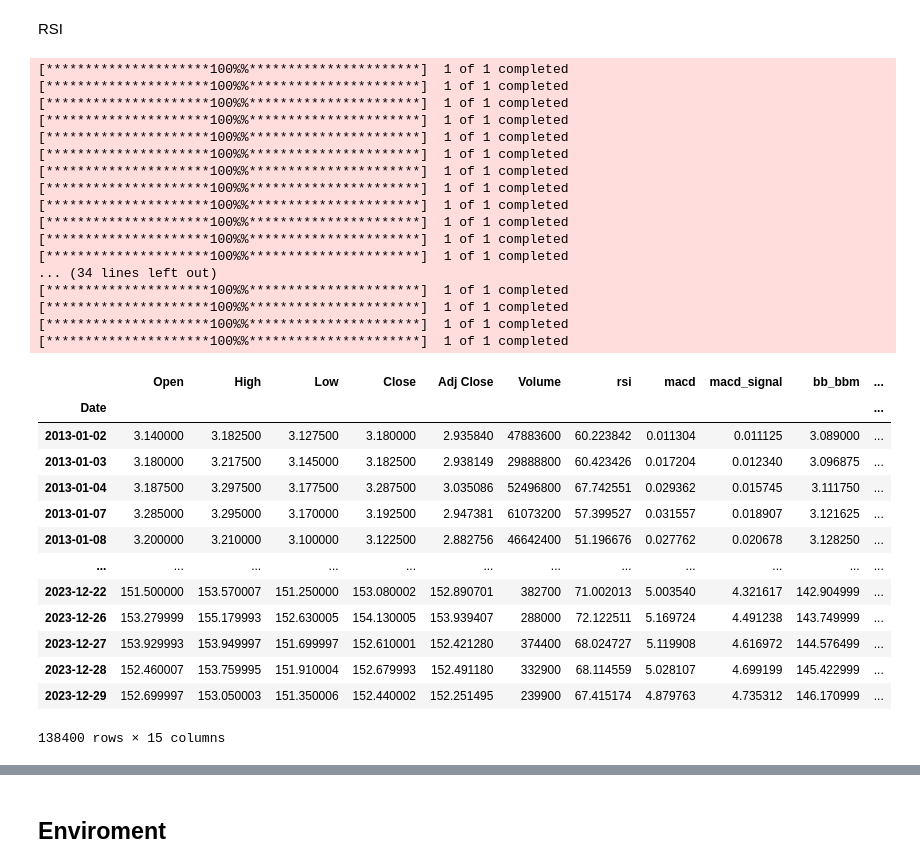
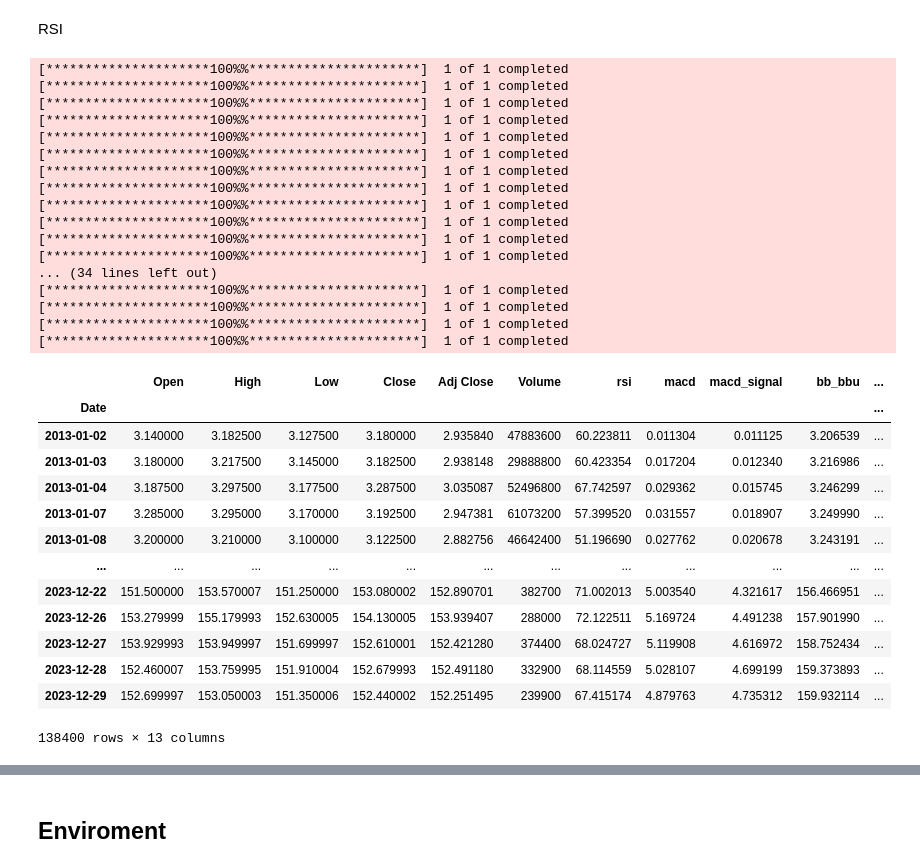
Before and after one commit to pierouc/Mem-ind, a Jupyter notebook: RL del gran pisky.ipynb, the cells around one changed output, grey strips where cells are left out. Cells and saved outputs as stored; diff of their text form; code cells hidden in the pictures.

```diff
--- a/RL del gran pisky.ipynb
+++ b/RL del gran pisky.ipynb
@@ -70,8 +76,7 @@ tickers_negro = [
 # %% [markdown]
 RSI
 # %%
-import yfinance as yf
-import numpy as np
+
 
 datas = {}
 
@@ -83,51 +88,51 @@ for k,i in enumerate(tickers_negro):
     datas[i[0]]['rsi'] = TA.RSI(datas[i[0]],14,column='adj close') #Relative Strength Index (RSI)
     datas[i[0]]['macd'] = TA.MACD(datas[i[0]],column='adj close')['MACD'] #MACD Line
     datas[i[0]]['macd_signal'] = TA.MACD(datas[i[0]], column='adj close')['SIGNAL'] #MACD Signal Line
-    datas[i[0]]['bb_bbm'] = TA.BBANDS(datas[i[0]], column='adj close')['BB_MIDDLE'] #Bollinger Bands (BB) middle band (BBM)
+    # datas[i[0]]['bb_bbm'] = TA.BBANDS(datas[i[0]], column='adj close')['BB_MIDDLE'] #Bollinger Bands (BB) middle band (BBM)
     datas[i[0]]['bb_bbu'] = TA.BBANDS(datas[i[0]], column='adj close')['BB_UPPER'] #Bollinger Bands (BB) upper band (BBU)
     datas[i[0]]['bb_bbl'] = TA.BBANDS(datas[i[0]],column='adj close')['BB_LOWER'] #Bollinger Bands (BB) lower band (BBL)
-    datas[i[0]]['bb_width'] = TA.BBWIDTH(datas[i[0]],column='adj close') #Bollinger Bands (BB) width
+    # datas[i[0]]['bb_width'] = TA.BBWIDTH(datas[i[0]],column='adj close') #Bollinger Bands (BB) width
     datas[i[0]]['obv'] = TA.OBV(datas[i[0]],'adj close') #On Balance Volume (OBV)
-    datas[i[0]]['from'] = pd.DataFrame([k] * len(datas[i[0]]))
+    # datas[i[0]]['from'] = pd.DataFrame([k] * len(datas[i[0]]))
 
     datas[i[0]].fillna(0, inplace=True)
     datas[i[0]] = datas[i[0]][datas[i[0]].index > '2013-01-01']
     datas[i[0]]
 
 df= pd.concat([df for df in datas.values()], axis=0)
 df
 # %% [output]
 [*********************100%%**********************]  1 of 1 completed
 [*********************100%%**********************]  1 of 1 completed
 [*********************100%%**********************]  1 of 1 completed
 [*********************100%%**********************]  1 of 1 completed
 [*********************100%%**********************]  1 of 1 completed
 [*********************100%%**********************]  1 of 1 completed
 [*********************100%%**********************]  1 of 1 completed
 [*********************100%%**********************]  1 of 1 completed
 [*********************100%%**********************]  1 of 1 completed
 [*********************100%%**********************]  1 of 1 completed
 [*********************100%%**********************]  1 of 1 completed
 [*********************100%%**********************]  1 of 1 completed
 ... (34 lines left out)
 [*********************100%%**********************]  1 of 1 completed
 [*********************100%%**********************]  1 of 1 completed
 [*********************100%%**********************]  1 of 1 completed
 [*********************100%%**********************]  1 of 1 completed
-|  | Open | High | Low | Close | Adj Close | Volume | rsi | macd | macd_signal | bb_bbm | ... |
+|  | Open | High | Low | Close | Adj Close | Volume | rsi | macd | macd_signal | bb_bbu | ... |
 | Date |  |  |  |  |  |  |  |  |  |  | ... |
-| 2013-01-02 | 3.140000 | 3.182500 | 3.127500 | 3.180000 | 2.935840 | 47883600 | 60.223842 | 0.011304 | 0.011125 | 3.089000 | ... |
-| 2013-01-03 | 3.180000 | 3.217500 | 3.145000 | 3.182500 | 2.938149 | 29888800 | 60.423426 | 0.017204 | 0.012340 | 3.096875 | ... |
-| 2013-01-04 | 3.187500 | 3.297500 | 3.177500 | 3.287500 | 3.035086 | 52496800 | 67.742551 | 0.029362 | 0.015745 | 3.111750 | ... |
-| 2013-01-07 | 3.285000 | 3.295000 | 3.170000 | 3.192500 | 2.947381 | 61073200 | 57.399527 | 0.031557 | 0.018907 | 3.121625 | ... |
-| 2013-01-08 | 3.200000 | 3.210000 | 3.100000 | 3.122500 | 2.882756 | 46642400 | 51.196676 | 0.027762 | 0.020678 | 3.128250 | ... |
+| 2013-01-02 | 3.140000 | 3.182500 | 3.127500 | 3.180000 | 2.935840 | 47883600 | 60.223811 | 0.011304 | 0.011125 | 3.206539 | ... |
+| 2013-01-03 | 3.180000 | 3.217500 | 3.145000 | 3.182500 | 2.938148 | 29888800 | 60.423354 | 0.017204 | 0.012340 | 3.216986 | ... |
+| 2013-01-04 | 3.187500 | 3.297500 | 3.177500 | 3.287500 | 3.035087 | 52496800 | 67.742597 | 0.029362 | 0.015745 | 3.246299 | ... |
+| 2013-01-07 | 3.285000 | 3.295000 | 3.170000 | 3.192500 | 2.947381 | 61073200 | 57.399520 | 0.031557 | 0.018907 | 3.249990 | ... |
+| 2013-01-08 | 3.200000 | 3.210000 | 3.100000 | 3.122500 | 2.882756 | 46642400 | 51.196690 | 0.027762 | 0.020678 | 3.243191 | ... |
 | ... | ... | ... | ... | ... | ... | ... | ... | ... | ... | ... | ... |
-| 2023-12-22 | 151.500000 | 153.570007 | 151.250000 | 153.080002 | 152.890701 | 382700 | 71.002013 | 5.003540 | 4.321617 | 142.904999 | ... |
-| 2023-12-26 | 153.279999 | 155.179993 | 152.630005 | 154.130005 | 153.939407 | 288000 | 72.122511 | 5.169724 | 4.491238 | 143.749999 | ... |
-| 2023-12-27 | 153.929993 | 153.949997 | 151.699997 | 152.610001 | 152.421280 | 374400 | 68.024727 | 5.119908 | 4.616972 | 144.576499 | ... |
-| 2023-12-28 | 152.460007 | 153.759995 | 151.910004 | 152.679993 | 152.491180 | 332900 | 68.114559 | 5.028107 | 4.699199 | 145.422999 | ... |
-| 2023-12-29 | 152.699997 | 153.050003 | 151.350006 | 152.440002 | 152.251495 | 239900 | 67.415174 | 4.879763 | 4.735312 | 146.170999 | ... |
+| 2023-12-22 | 151.500000 | 153.570007 | 151.250000 | 153.080002 | 152.890701 | 382700 | 71.002013 | 5.003540 | 4.321617 | 156.466951 | ... |
+| 2023-12-26 | 153.279999 | 155.179993 | 152.630005 | 154.130005 | 153.939407 | 288000 | 72.122511 | 5.169724 | 4.491238 | 157.901990 | ... |
+| 2023-12-27 | 153.929993 | 153.949997 | 151.699997 | 152.610001 | 152.421280 | 374400 | 68.024727 | 5.119908 | 4.616972 | 158.752434 | ... |
+| 2023-12-28 | 152.460007 | 153.759995 | 151.910004 | 152.679993 | 152.491180 | 332900 | 68.114559 | 5.028107 | 4.699199 | 159.373893 | ... |
+| 2023-12-29 | 152.699997 | 153.050003 | 151.350006 | 152.440002 | 152.251495 | 239900 | 67.415174 | 4.879763 | 4.735312 | 159.932114 | ... |
-138400 rows × 15 columns
+138400 rows × 13 columns
 # %%
 data = yf.download('GOOG', start='2012-01-01', end='2023-12-31' ,interval="1d")
 prices = np.array(data['Adj Close'].values) #Adj Close prices
```
Also changed, not shown: parts of 17 cells of this notebook, 6 other files.
